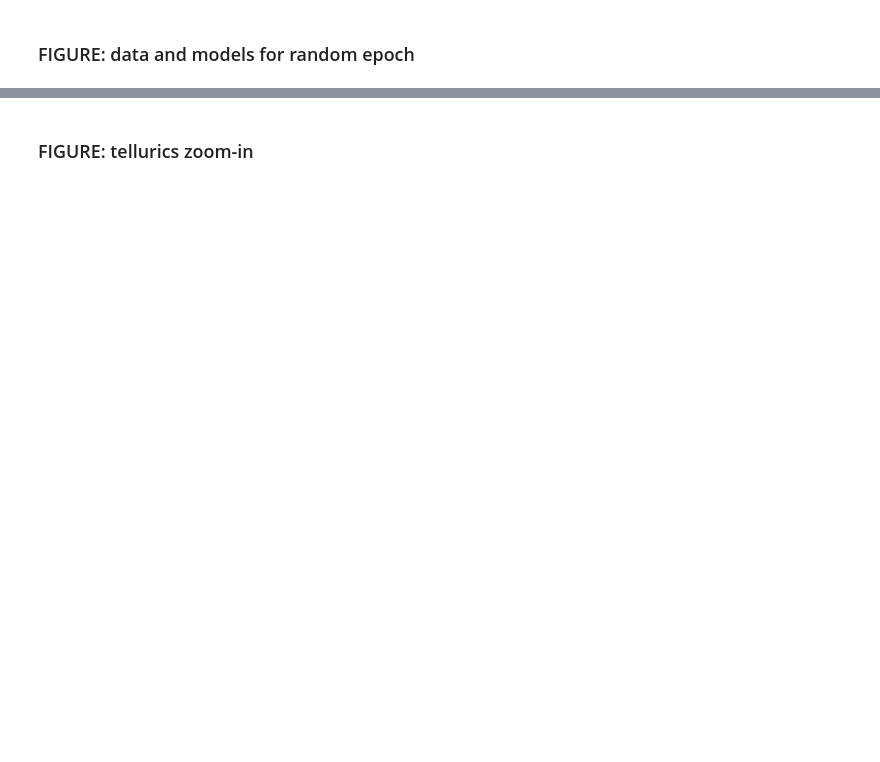
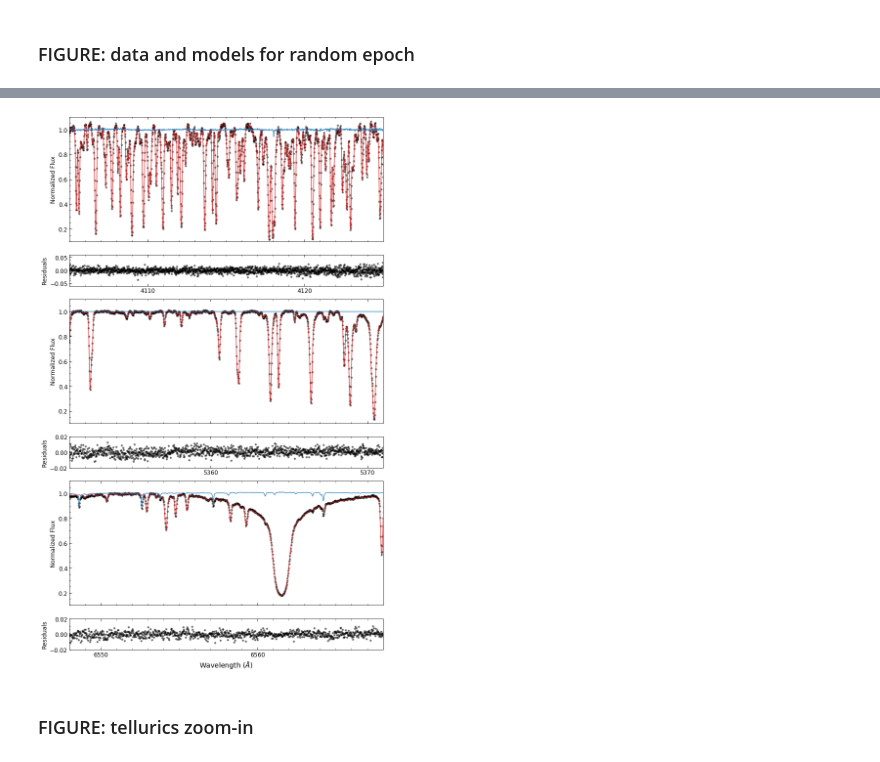
Before and after one commit to megbedell/wobble, a Jupyter notebook: paper/figures/make_figures.ipynb, the cells around one changed output, grey strips where cells are left out. Saved outputs shown, nothing was run; the diff lists cells and outputs as text; code cells hidden in the pictures; blank space fills up the shorter version.

```diff
--- a/paper/figures/make_figures.ipynb
+++ b/paper/figures/make_figures.ipynb
@@ -91,5 +92,8 @@ xend = [4130, 5397, 6616]
+# %%
+xstart = [4105, 5351, 6548]
+xend = [4125, 5371, 6568]
 # %%
-fig, axes = plt.subplots(6, 1, gridspec_kw = {'height_ratios':[4, 1, 4, 1, 4, 1]}, figsize=(12,20), sharex=False)
+fig, axes = plt.subplots(6, 1, gridspec_kw = {'height_ratios':[4, 1, 4, 1, 4, 1]}, figsize=(10,16), sharex=False)
 for i,r0 in enumerate(r):
     ax, ax2 = axes[2*i], axes[2*i+1]
     xs = np.ravel(np.exp(data_51peg.xs[i]))
@@ -104,35 +108,37 @@ for i,r0 in enumerate(r):
     ax.plot(xs, np.exp(results_51peg.tellurics_ys_predicted[r0][n]),
                 color=MODEL_T_COLOR, label='tellurics model', lw=1.5, alpha=0.8)
 
     ax2.scatter(xs, resids, marker=".", alpha=0.5, c=DATA_COLOR, s=40)
     ax2.scatter(xs[mask], resids[mask], marker=".", alpha=1., c='white', s=20)
 
 
     ax.set_ylim([0.1,1.1])
     ax.set_yticks(np.arange(0.2,1.1,0.2))
     ax.set_yticks(np.arange(0.1,1.15,0.05), minor=True)
     ax.set_xlim([xstart[i],xend[i]])
     ax.set_xticks(np.arange(round(xstart[i] + 5,-1), xend[i], 10))
     ax.set_xticks(np.arange(xstart[i], xend[i]+1, 1), minor=True)
     ax2.set_ylim([-0.02, 0.02])
     ax2.set_yticks(np.arange(-0.02,0.03,0.02))
     ax2.set_yticks(np.arange(-0.02,0.02,0.01), minor=True)
     if i==0:
         ax2.set_ylim([-0.06, 0.06])
         ax2.set_yticks(np.arange(-0.05,0.06,0.05))
         ax2.set_yticks(np.arange(-0.06,0.06,0.01), minor=True)
     ax2.set_xlim([xstart[i],xend[i]])
     ax2.set_xticks(np.arange(round(xstart[i] + 5,-1), xend[i], 10))
     ax2.set_xticks(np.arange(xstart[i], xend[i]+1, 1), minor=True)
     ax.set_xticklabels('')
-    ax.set_ylabel('Normalized Flux', fontsize=14)
-    ax2.set_ylabel('Residuals', fontsize=14)
+    ax.set_ylabel('Normalized Flux', fontsize=12)
+    ax2.set_ylabel('Residuals', fontsize=12)
 
 ax2.set_xlabel(r'Wavelength ($\AA$)', fontsize=14)
 fig.tight_layout()
 #fig.subplots_adjust(hspace=0.05)
 plt.savefig('51peg_multispectrum.png')
 plt.savefig('51peg_multispectrum.pdf')
+# %% [output]
+[figure, added]
 # %% [markdown]
 ### FIGURE: tellurics zoom-in
 # %%
```
Also changed, not shown: parts of 26 cells of this notebook.
